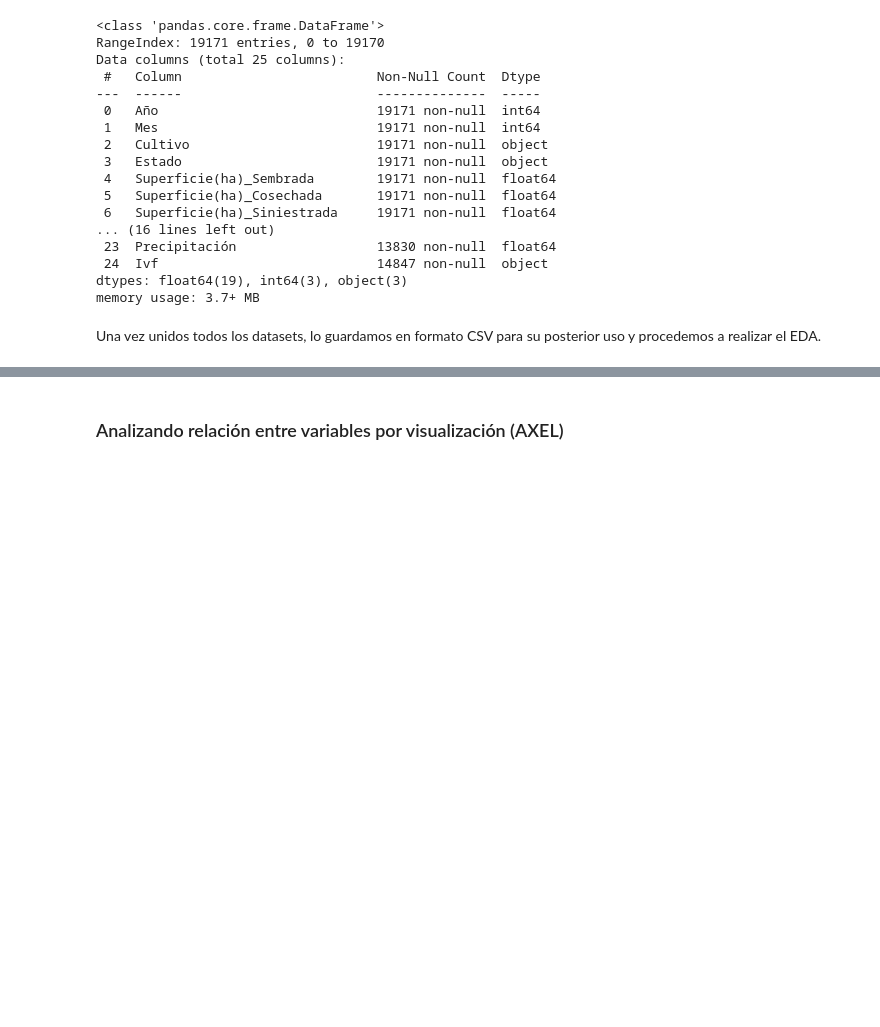
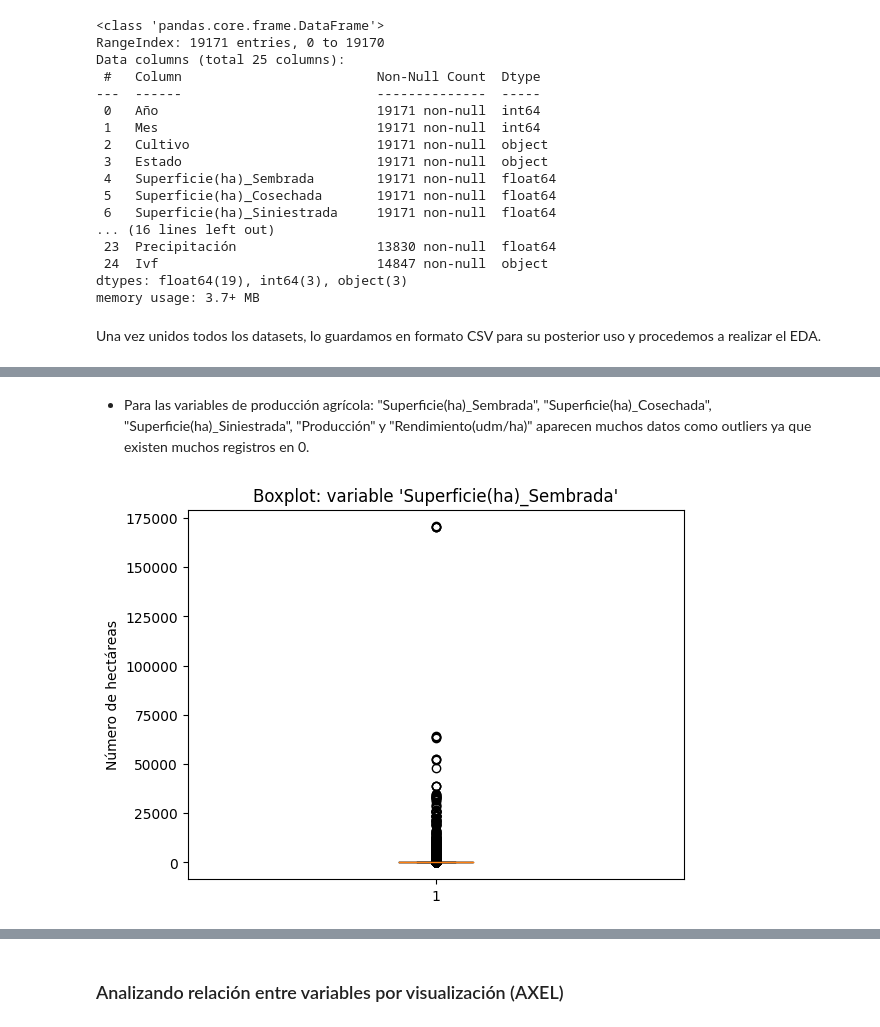
Before and after one commit to ProyectosMCD/RedBAMX, a Jupyter notebook: EDA/eda_Dataframes_Combinado.ipynb, the cells around one changed output, grey strips where cells are left out. Cells and saved outputs as stored; diff of their text form; code cells hidden in the pictures; blank space fills up the shorter version.

```diff
--- a/EDA/eda_Dataframes_Combinado.ipynb
+++ b/EDA/eda_Dataframes_Combinado.ipynb
@@ -378,0 +409,9 @@ df_SIAP_sniim_clima_precip_ivf.to_csv(os.path.join(directory,"excedente_agrícol
+# %% [markdown]
+- Para las variables de producción agrícola: "Superficie(ha)_Sembrada", "Superficie(ha)_Cosechada", "Superficie(ha)_Siniestrada", "Producción" y "Rendimiento(udm/ha)" aparecen muchos datos como outliers ya que existen muchos registros en 0.
+# %%
+plt.boxplot(x=df_SIAP_sniim_clima_precip_ivf['Superficie(ha)_Sembrada'])
+plt.title("Boxplot: variable 'Superficie(ha)_Sembrada'")
+plt.ylabel("Número de hectáreas")
+plt.show()
+# %% [output]
+[figure, added]
```
Also changed, not shown: parts of 19 cells of this notebook.
